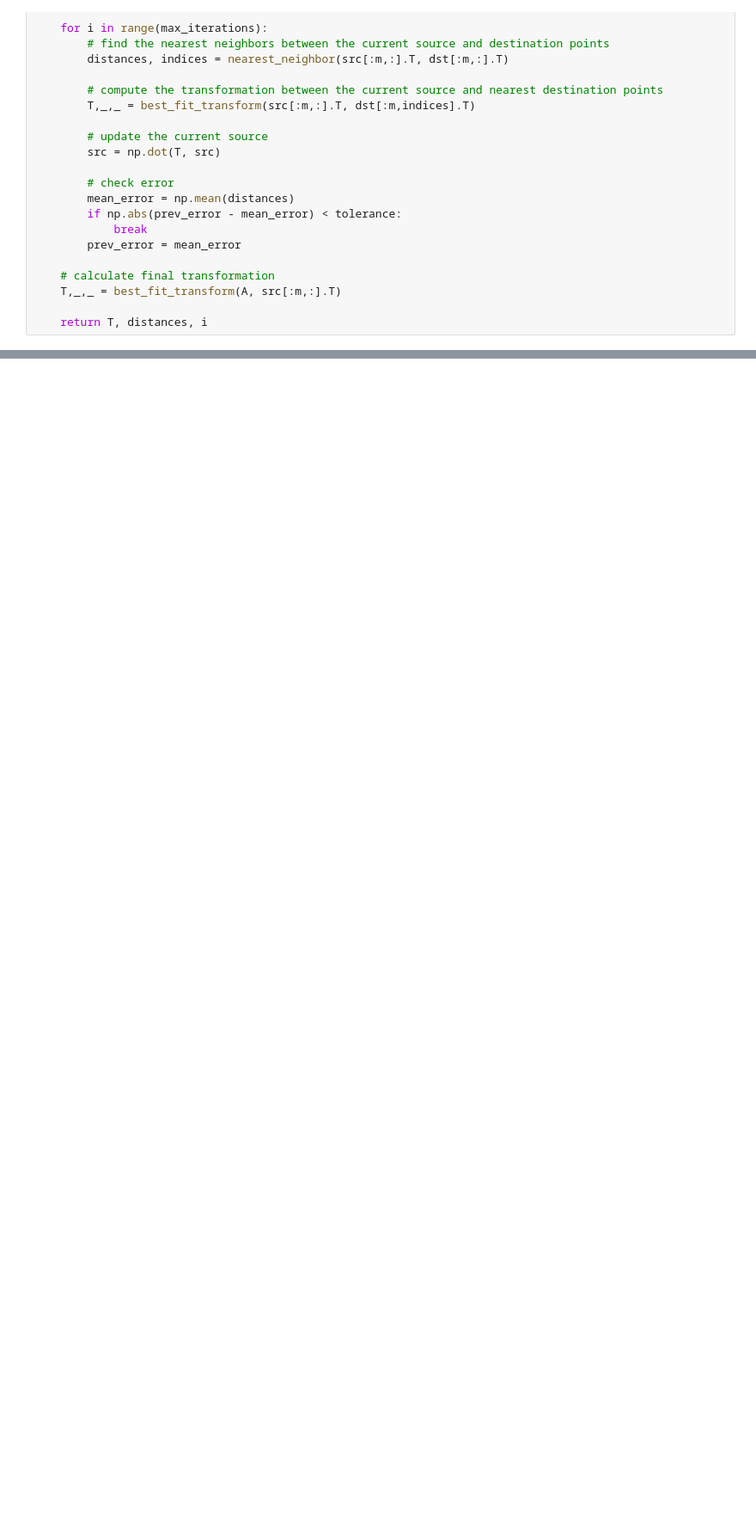
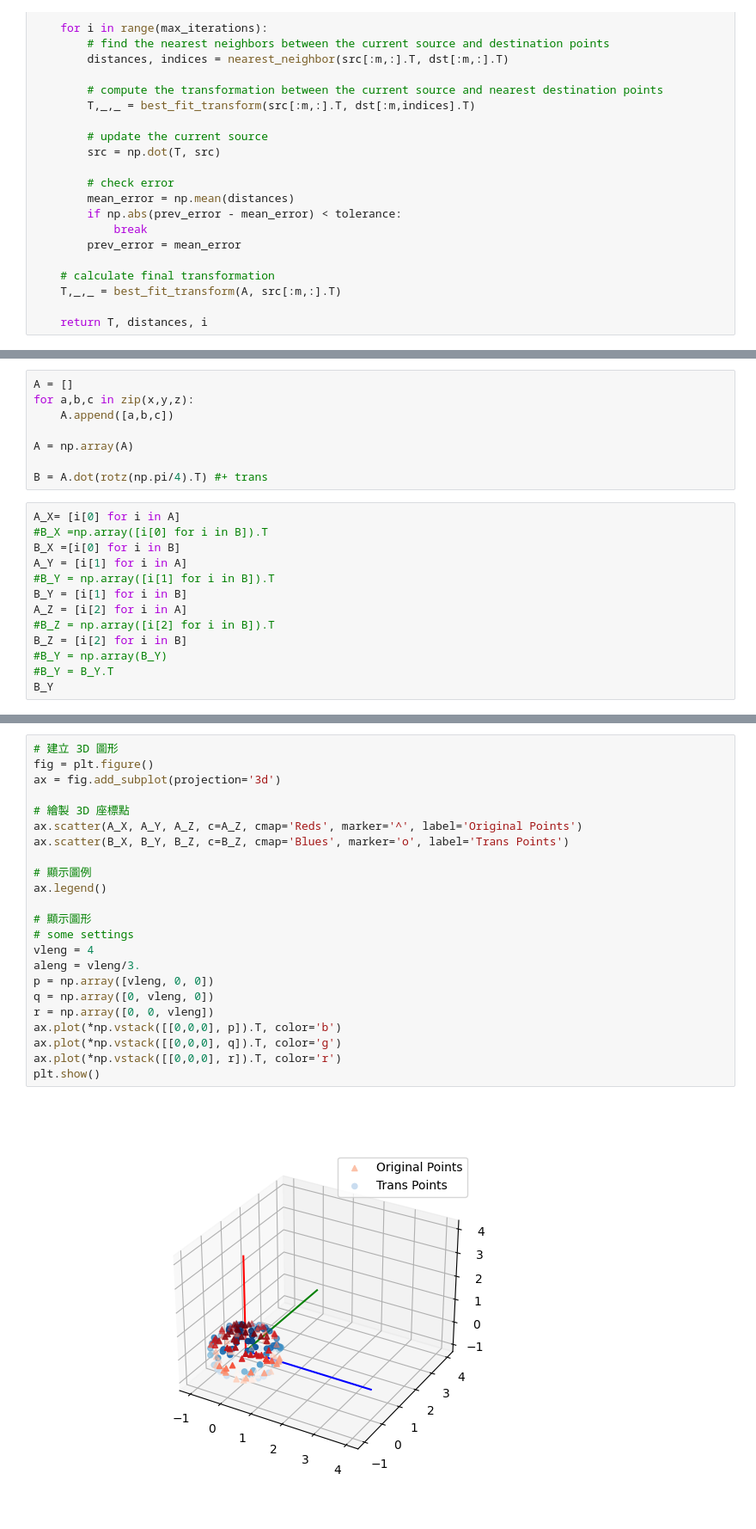
Before and after one commit to bryan0806/icp, a Jupyter notebook: icp_3d.ipynb, the cells around one changed output, grey strips where cells are left out. Shown at 86% size. Drawn from its saved outputs; the diff is of its cells as text; blank space fills up the shorter version.

```diff
--- a/icp_3d.ipynb
+++ b/icp_3d.ipynb
@@ -230,0 +251,21 @@ array([[ 0.967,  0.041, -0.253,  0.951],
+# %%
+A = []
+for a,b,c in zip(x,y,z):
+    A.append([a,b,c])
+
+A = np.array(A)
+
+B = A.dot(rotz(np.pi/4).T) #+ trans
+# %%
+A_X= [i[0] for i in A]
+#B_X =np.array([i[0] for i in B]).T
+B_X =[i[0] for i in B]
+A_Y = [i[1] for i in A]
+#B_Y = np.array([i[1] for i in B]).T
+B_Y = [i[1] for i in B]
+A_Z = [i[2] for i in A]
+#B_Z = np.array([i[2] for i in B]).T
+B_Z = [i[2] for i in B]
+#B_Y = np.array(B_Y)
+#B_Y = B_Y.T
+B_Y
@@ -230,0 +290,25 @@ array([[ 0.967,  0.041, -0.253,  0.951],
+# %%
+# 建立 3D 圖形
+fig = plt.figure()
+ax = fig.add_subplot(projection='3d')
+
+# 繪製 3D 座標點
+ax.scatter(A_X, A_Y, A_Z, c=A_Z, cmap='Reds', marker='^', label='Original Points')
+ax.scatter(B_X, B_Y, B_Z, c=B_Z, cmap='Blues', marker='o', label='Trans Points')
+
+# 顯示圖例
+ax.legend()
+
+# 顯示圖形
+# some settings
+vleng = 4
+aleng = vleng/3.
+p = np.array([vleng, 0, 0])
+q = np.array([0, vleng, 0])
+r = np.array([0, 0, vleng])
+ax.plot(*np.vstack([[0,0,0], p]).T, color='b')
+ax.plot(*np.vstack([[0,0,0], q]).T, color='g')
+ax.plot(*np.vstack([[0,0,0], r]).T, color='r')
+plt.show()
+# %% [output]
+[figure, added]
```
Also changed, not shown: parts of 8 cells of this notebook.
